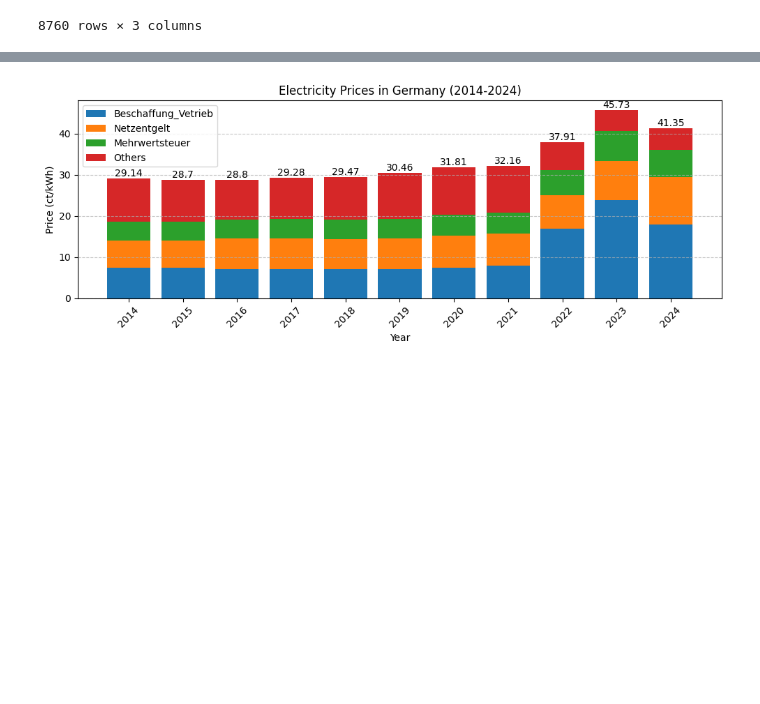
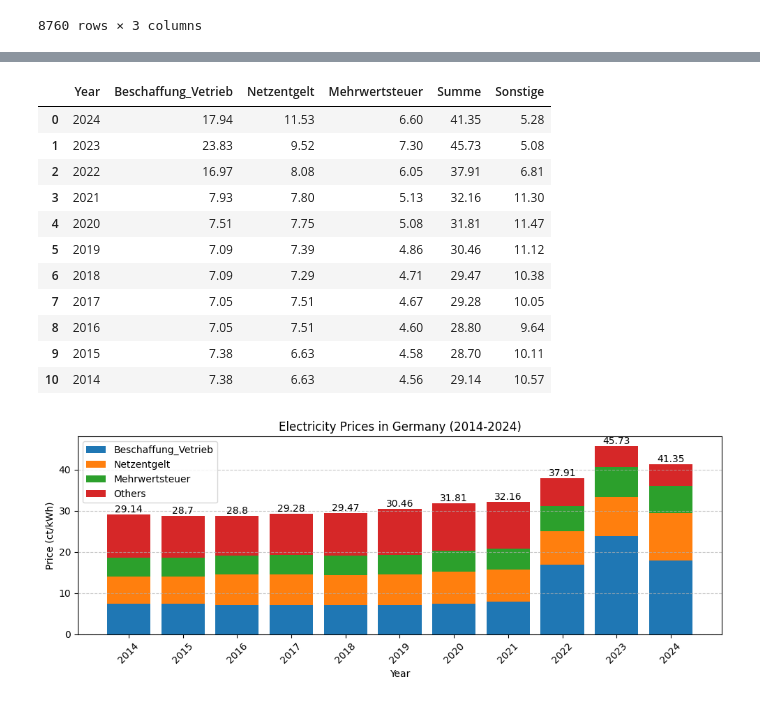
Before and after one commit to reschol/wattWise, a Jupyter notebook: load_profile_prediciton_2.ipynb, the cells around one changed output, grey strips where cells are left out. Drawn from its saved outputs; the diff is of its cells as text; code cells hidden in the pictures; blank space fills up the shorter version.

Commit message:
price final

```diff
--- a/load_profile_prediciton_2.ipynb
+++ b/load_profile_prediciton_2.ipynb
@@ -94,9 +94,24 @@ Source: https://www.bdew.de/service/daten-und-grafiken/bdew-strompreisanalyse/
 # %%
 # Load the data from the CSV file
 electricity_prices_df = pd.read_csv('data/electricity_prices_yearly/electricity_prices_yearly2014_2024.csv', delimiter=',', decimal='.', parse_dates=['Year'])
 
 # Year als Jahreszahl
 electricity_prices_df['Year'] = pd.to_datetime(electricity_prices_df['Year']).dt.year
+
+electricity_prices_df
+# %% [output]
+|  | Year | Beschaffung_Vetrieb | Netzentgelt | Mehrwertsteuer | Summe | Sonstige |
+| 0 | 2024 | 17.94 | 11.53 | 6.60 | 41.35 | 5.28 |
+| 1 | 2023 | 23.83 | 9.52 | 7.30 | 45.73 | 5.08 |
+| 2 | 2022 | 16.97 | 8.08 | 6.05 | 37.91 | 6.81 |
+| 3 | 2021 | 7.93 | 7.80 | 5.13 | 32.16 | 11.30 |
+| 4 | 2020 | 7.51 | 7.75 | 5.08 | 31.81 | 11.47 |
+| 5 | 2019 | 7.09 | 7.39 | 4.86 | 30.46 | 11.12 |
+| 6 | 2018 | 7.09 | 7.29 | 4.71 | 29.47 | 10.38 |
+| 7 | 2017 | 7.05 | 7.51 | 4.67 | 29.28 | 10.05 |
+| 8 | 2016 | 7.05 | 7.51 | 4.60 | 28.80 | 9.64 |
+| 9 | 2015 | 7.38 | 6.63 | 4.58 | 28.70 | 10.11 |
+| 10 | 2014 | 7.38 | 6.63 | 4.56 | 29.14 | 10.57 |
 # %%
 # Plot the data as a stacked bar chart
 plt.figure(figsize=(10,4))
```
Also changed, not shown: parts of 4 cells of this notebook, 2 other files.
